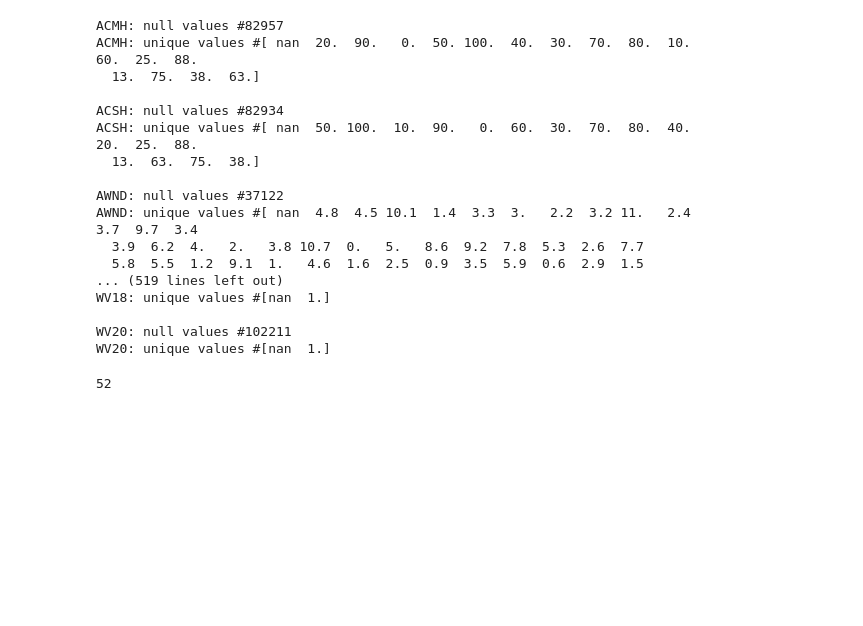
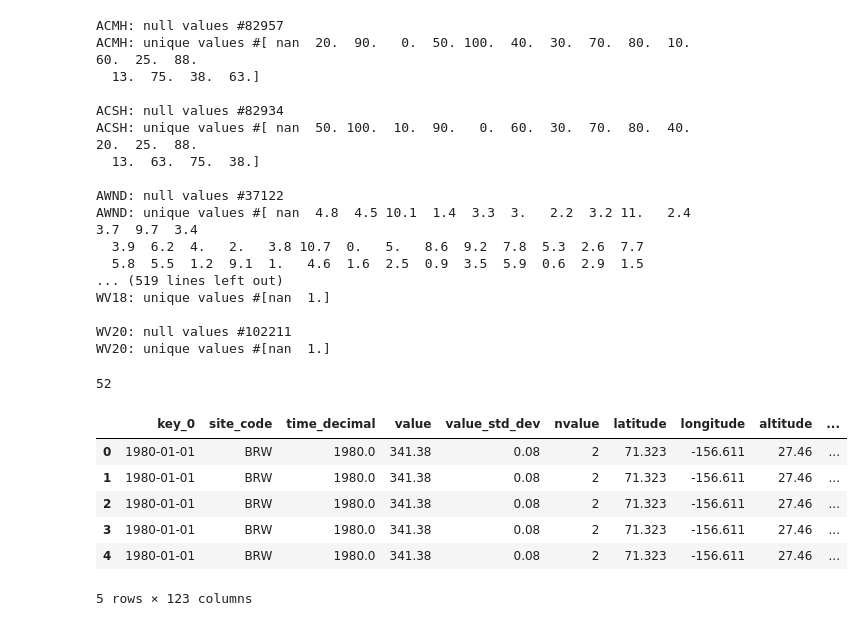
Before and after one commit to akitak/SeawaterRise, a Jupyter notebook: EDA scratch (AT).ipynb, the cells around one changed output. Cells and saved outputs as stored; diff of their text form; code cells hidden in the pictures; blank space fills up the shorter version.

Commit message:
EDA scratch edit
Did additional cleaning on datasets for weather station and concatenated them together to have a full dataset of sea levels. Then merged this with the main dataset

```diff
--- a/EDA scratch (AT).ipynb
+++ b/EDA scratch (AT).ipynb
@@ -168,3 +171,13 @@ WV18: unique values #[nan  1.]
 WV20: null values #102211
 WV20: unique values #[nan  1.]
 52
+# %%
+merged_df.head()
+# %% [output]
+|  | key_0 | site_code | time_decimal | value | value_std_dev | nvalue | latitude | longitude | altitude | ... |
+| 0 | 1980-01-01 | BRW | 1980.0 | 341.38 | 0.08 | 2 | 71.323 | -156.611 | 27.46 | ... |
+| 1 | 1980-01-01 | BRW | 1980.0 | 341.38 | 0.08 | 2 | 71.323 | -156.611 | 27.46 | ... |
+| 2 | 1980-01-01 | BRW | 1980.0 | 341.38 | 0.08 | 2 | 71.323 | -156.611 | 27.46 | ... |
+| 3 | 1980-01-01 | BRW | 1980.0 | 341.38 | 0.08 | 2 | 71.323 | -156.611 | 27.46 | ... |
+| 4 | 1980-01-01 | BRW | 1980.0 | 341.38 | 0.08 | 2 | 71.323 | -156.611 | 27.46 | ... |
+5 rows × 123 columns
```
Also changed, not shown: parts of 46 cells of this notebook.
